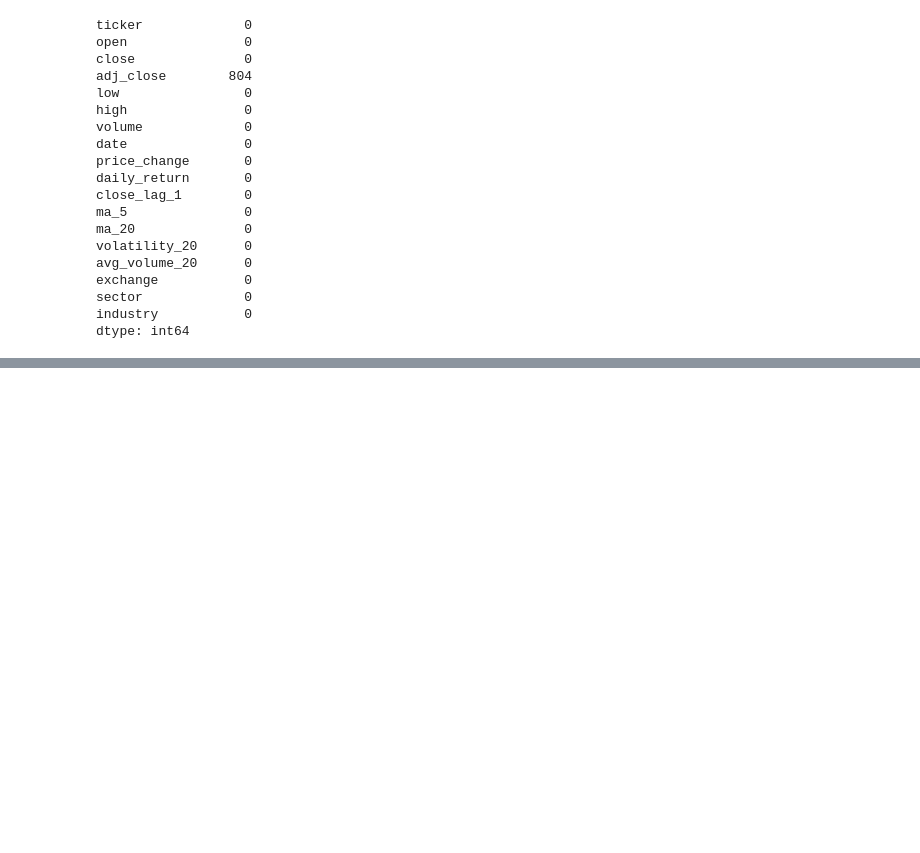
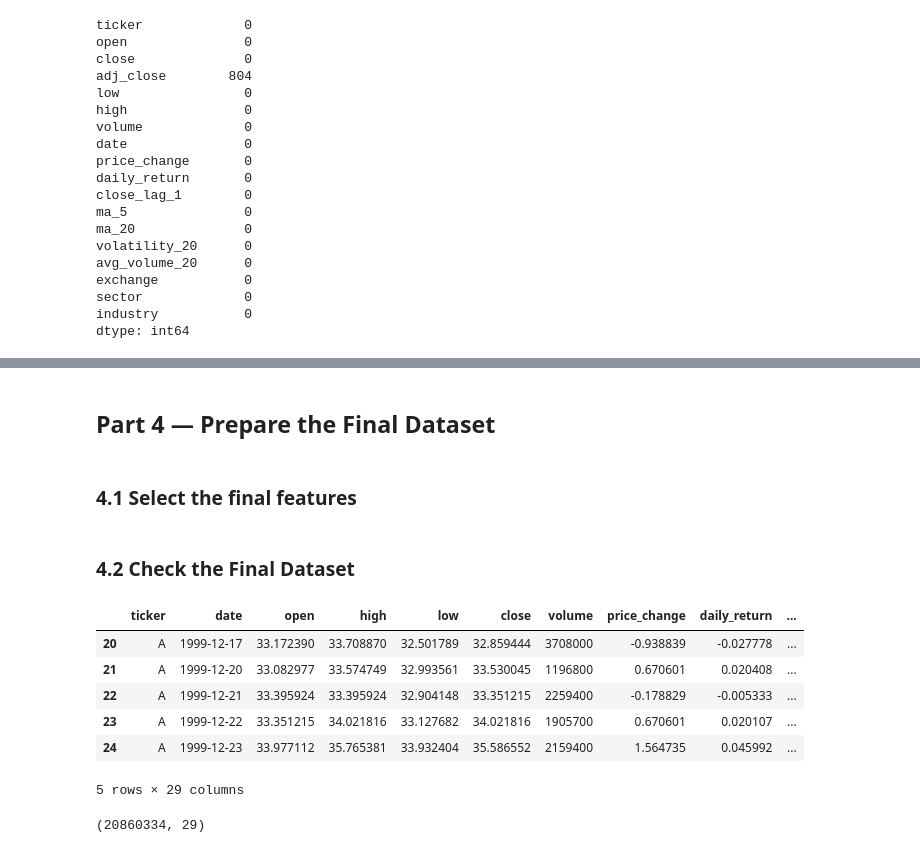
Before and after one commit to Yvesangwa/DAAI_projects, a Jupyter notebook: Project_2_DataCleaning_Preparation/Data_Cleaning_Preparation_Stock_Market.ipynb, the cells around one changed output, grey strips where cells are left out. Saved outputs shown, nothing was run; the diff lists cells and outputs as text; code cells hidden in the pictures; blank space fills up the shorter version.

Commit message:
Select the final features and validate

```diff
--- a/Project_2_DataCleaning_Preparation/Data_Cleaning_Preparation_Stock_Market.ipynb
+++ b/Project_2_DataCleaning_Preparation/Data_Cleaning_Preparation_Stock_Market.ipynb
@@ -380,0 +385,42 @@ dtype: int64
+# %%
+# Encoding categorical variables
+
+stock_price_data = pd.get_dummies(
+    stock_price_data,
+    columns=["exchange", "sector"],
+    dtype=int)
+# %% [markdown]
+## **Part 4 — Prepare the Final Dataset**
+# %% [markdown]
+### **4.1 Select the final features**
+# %%
+# Select categorical features
+
+encoded_cols = [col for col in stock_price_data.columns
+                if col.startswith(("exchange_", "sector_"))]
+
+# Create the final features
+
+final_data = stock_price_data[
+    ["ticker", "date", "open", "high", "low", "close", "volume",
+     "price_change", "daily_return", "close_lag_1", "ma_5", "ma_20",
+     "volatility_20", "avg_volume_20"] + encoded_cols
+].copy()
+# %% [markdown]
+### **4.2 Check the Final Dataset**
+# %%
+final_data.head()
+# %% [output]
+|  | ticker | date | open | high | low | close | volume | price_change | daily_return | ... |
+| 20 | A | 1999-12-17 | 33.172390 | 33.708870 | 32.501789 | 32.859444 | 3708000 | -0.938839 | -0.027778 | ... |
+| 21 | A | 1999-12-20 | 33.082977 | 33.574749 | 32.993561 | 33.530045 | 1196800 | 0.670601 | 0.020408 | ... |
+| 22 | A | 1999-12-21 | 33.395924 | 33.395924 | 32.904148 | 33.351215 | 2259400 | -0.178829 | -0.005333 | ... |
+| 23 | A | 1999-12-22 | 33.351215 | 34.021816 | 33.127682 | 34.021816 | 1905700 | 0.670601 | 0.020107 | ... |
+| 24 | A | 1999-12-23 | 33.977112 | 35.765381 | 33.932404 | 35.586552 | 2159400 | 1.564735 | 0.045992 | ... |
+5 rows × 29 columns
+# %%
+# Check the Number of rows and columns
+
+final_data.shape
+# %% [output]
+(20860334, 29)
```
Also changed, not shown: parts of 7 cells of this notebook.
